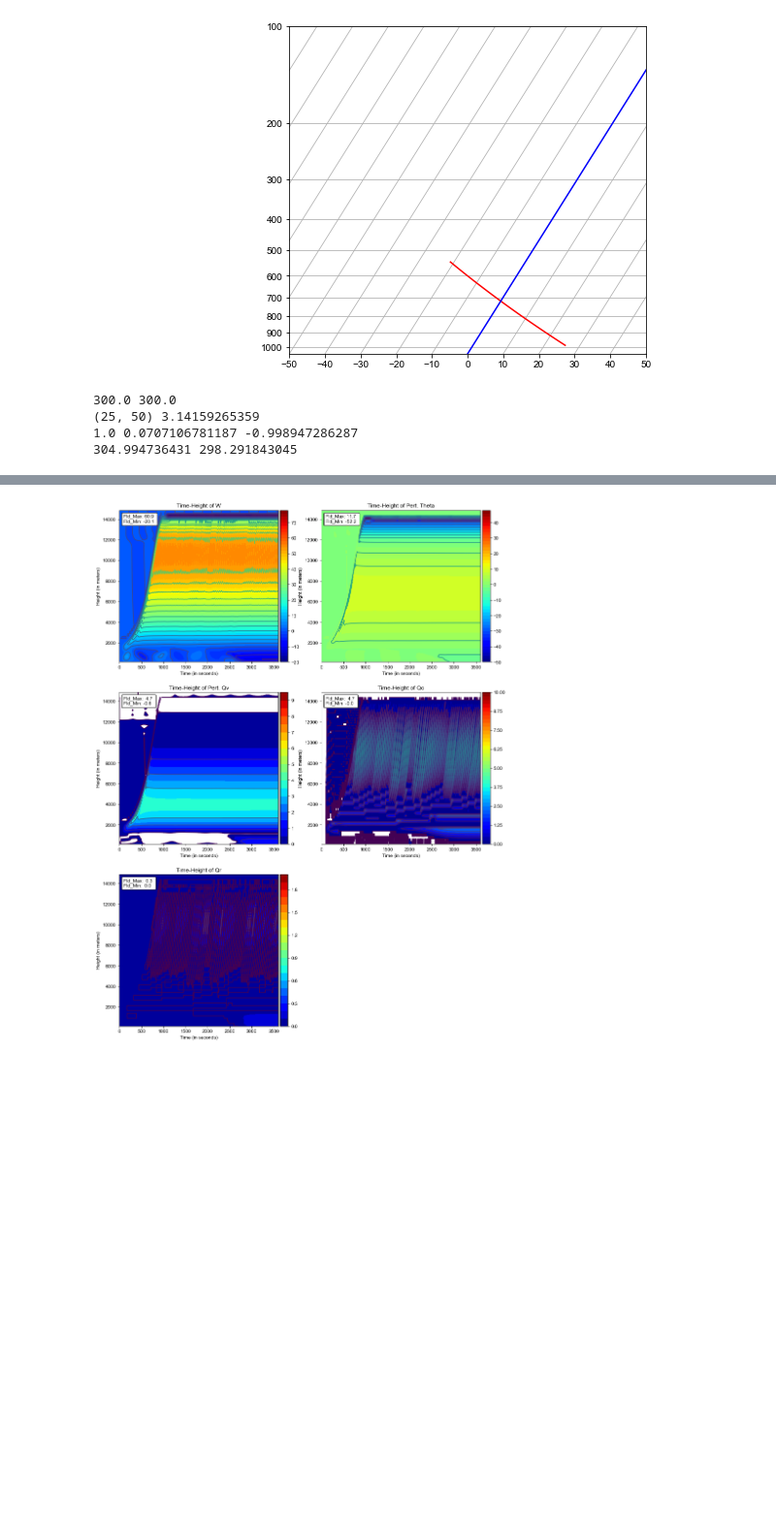
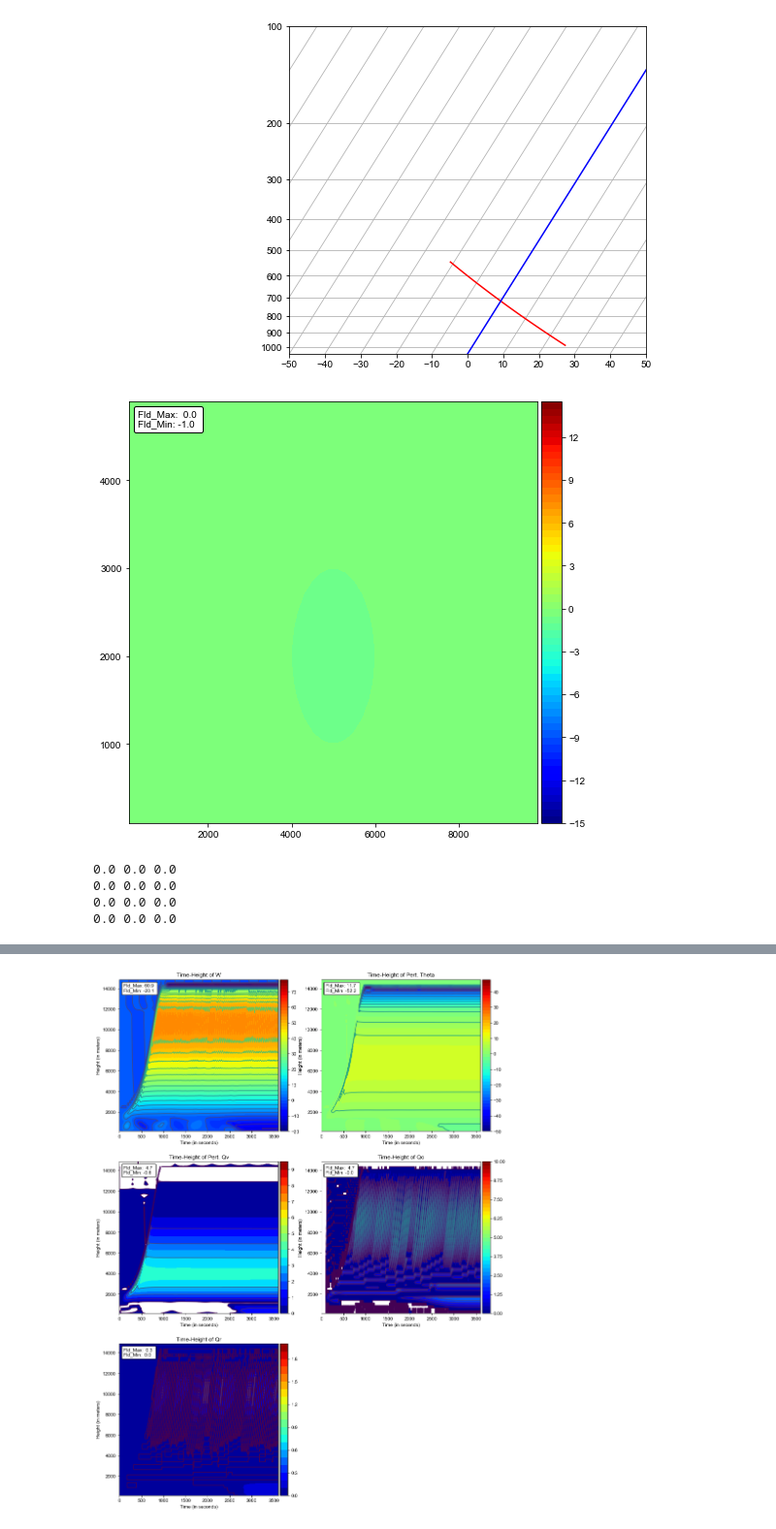
Before and after one commit to louiswicker/my_IPythonNotebooks, a Jupyter notebook: cloud2d/2D_CloudModel.ipynb, the cells around one changed output, grey strips where cells are left out. Shown at 97% size. Saved outputs shown, nothing was run; the diff lists cells and outputs as text; code cells hidden in the pictures; blank space fills up the shorter version.

```diff
--- a/cloud2d/2D_CloudModel.ipynb
+++ b/cloud2d/2D_CloudModel.ipynb
@@ -334,46 +133,56 @@ def sounding(gz, qv_sfc = 14., type = 'wk_sounding'):
 
 # Create vertical grid
 dz, gzc        = zgrid(_nz)
 dz, gze        = zgrid(_nz, stag=True)
 dx, gxc        = xgrid(_nx)
 dx, gxe        = xgrid(_nx, stag=True)
 
 cloud_time = np.zeros((nstep,))
 
 # init soundng
 
 pi00, th00, qv00, p00, t00, td00, r00 = sounding(gzc, type='adiabatic')
 
 # plot skewt
-my_SkewPlot(p00/100., t00, td00)
+mySkewt.SkewPlot(p00/100., t00, td00)
 
 # Initialize 2D variables
 
 # W
 w0  = np.zeros((_nz+1, _nx))
 w1  = np.zeros((_nz+1, _nx))
+fw  = np.zeros((_nz+1, _nx))
 
 # U
 u0  = np.zeros((_nz, _nx+1))
 u1  = np.zeros((_nz, _nx+1))
-
-# theta
-th0  = np.ones((_nz, _nx)) * th00.reshape(_nz,1)
-th1  = np.ones((_nz, _nx)) * th00.reshape(_nz,1)
-
-print th0.max(), th0.min()
-th0 = init_theta(th0, gxc, gzc)
-print th0.max(), th0.min()
+fu  = np.zeros((_nz, _nx+1))
 
 # perturbation pressure
 p0  = np.zeros((_nz, _nx))
 p1  = np.zeros((_nz, _nx))
+
+# theta
+t0  = np.ones((_nz, _nx)) * th00.reshape(_nz,1)
+t1  = np.ones((_nz, _nx)) * th00.reshape(_nz,1)
+ft   = np.zeros((_nz, _nx))
+
+t0 = init_theta(t0, gxc, gzc)
+t1 = init_theta(t1, gxc, gzc)
+
+plot2d.plotXZ(gxc, gzc, t0, th_clevels, basestate=th00, showplot=True, saveplot="figure1")
+
+print 0.0, w1.max(), w1.min()
+print 0.0, u1.max(), u1.min()
+print 0.0, p1.max(), p1.min()
+print 0.0, fw.max(), fw.min()
 # %% [output]
 [figure]
+[figure, added]
-300.0 300.0
-(25, 50) 3.14159265359
-1.0 0.0707106781187 -0.998947286287
-304.994736431 298.291843045
+0.0 0.0 0.0
+0.0 0.0 0.0
+0.0 0.0 0.0
+0.0 0.0 0.0
 # %%
 # Routines for solving the System
 
```
Also changed, not shown: parts of 5 cells of this notebook, 4 other files.
